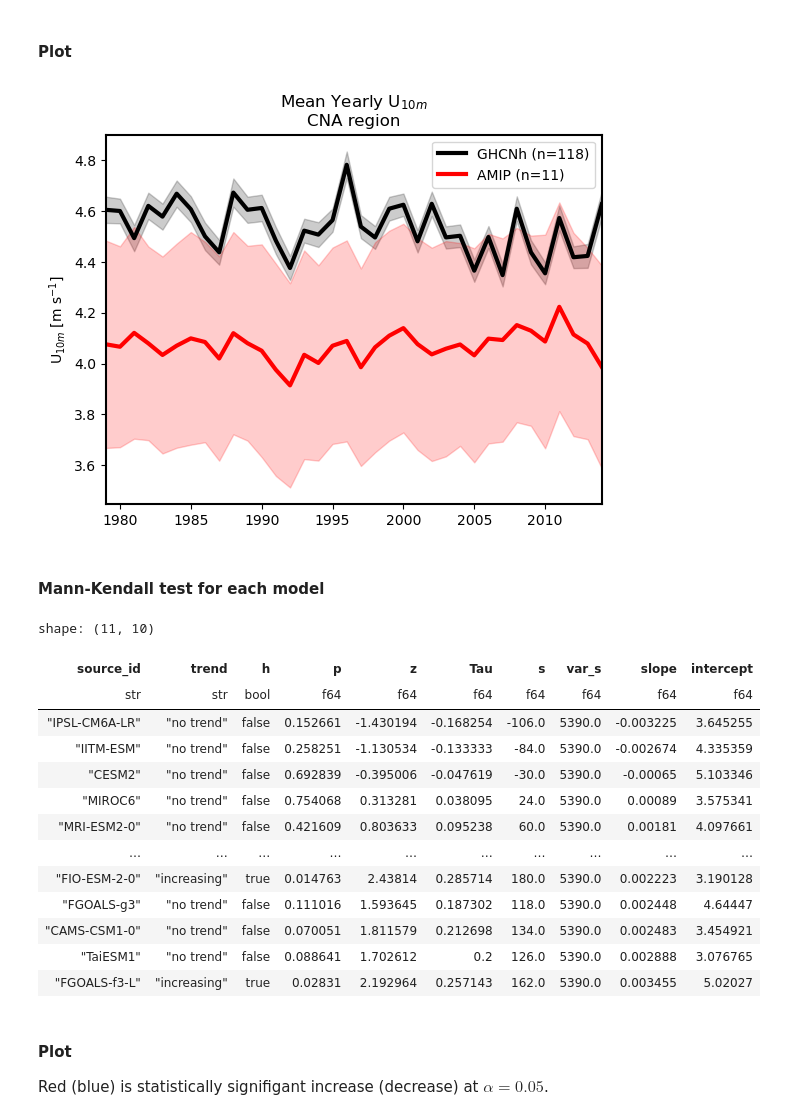
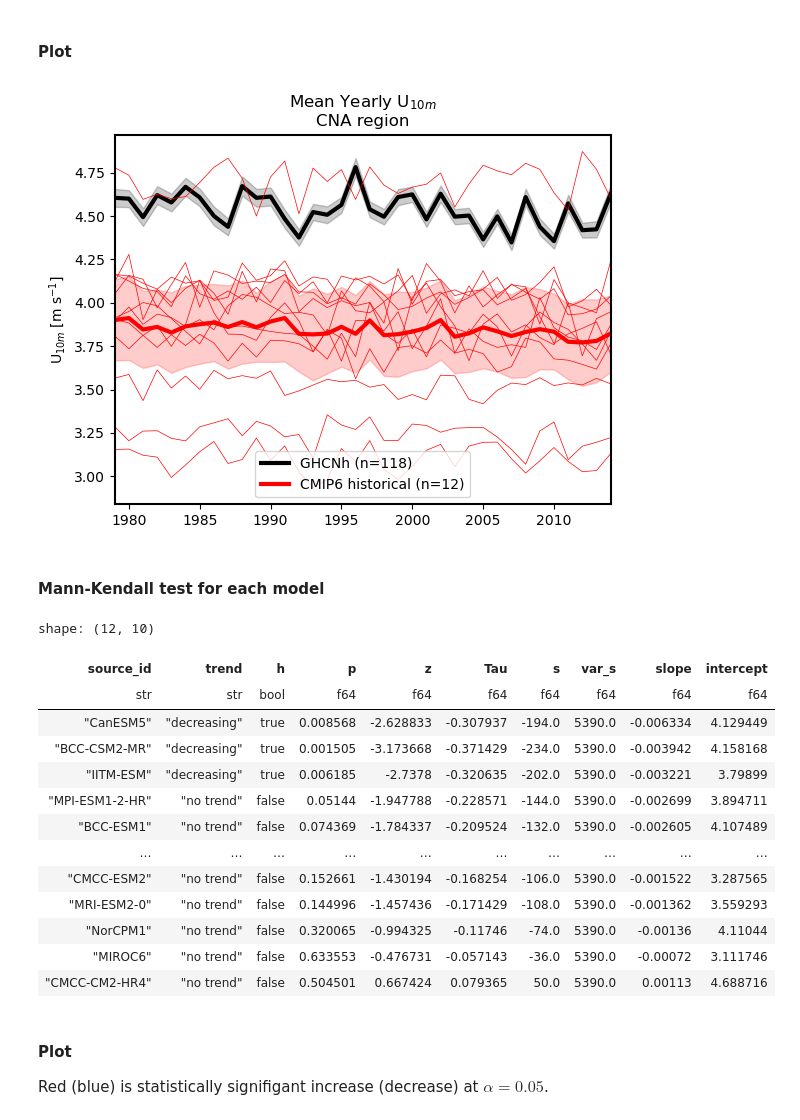
Before and after one commit to ivalencius/GPLLJ, a Jupyter notebook: src/GHCNh_cna.ipynb, the cells around one changed output. Cells and saved outputs as stored; diff of their text form; code cells hidden in the pictures.

Commit message:
added more CMIP6 historical

```diff
--- a/src/GHCNh_cna.ipynb
+++ b/src/GHCNh_cna.ipynb
@@ -768,27 +830,27 @@ Coordinates: (12/14)
 
 All with $\alpha=0.05$.
 # %%
-# AMIP only has data through 2014
-df_amip = yearly.filter(pl.col('time').dt.year() <= 2014)
-print(df_amip['time'].dt.year().unique())
+# CMIP6 historical only has data through 2014
+df_2014 = yearly.filter(pl.col('time').dt.year() <= 2014)
+print(df_2014['time'].dt.year().unique())
 
 # Station data (suffix `_s`)
-x = df_amip['time'].dt.year().to_numpy()
-y_s = df_amip['wind_mean'].to_numpy()
-yerr_s = df_amip['wind_stderr'].to_numpy()*1.96 # z-score for 95%
+x = df_2014['time'].dt.year().to_numpy()
+y_s = df_2014['wind_mean'].to_numpy()
+yerr_s = df_2014['wind_stderr'].to_numpy()*1.96 # z-score for 95%
 print('Station Data')
 result_s = mk.original_test(y_s, alpha=0.05)
 print(result_s)
 
-# AMIP data (suffix `_a`)
+# CMIP6 historical data (suffix `_a`)
 weights = np.cos(np.deg2rad(ds.y))
-spatial_avg = ds.sfcWind.weighted(weights).mean(['x', 'y']).resample(time='1YE').mean().sel(time=slice('1979', '2014'))
+spatial_avg = ds.sfcWind.weighted(weights).mean(['x', 'y']).resample(time='1YE').mean()
 all_mean = spatial_avg.mean('source_id')
 all_stderr = spatial_avg.std('source_id')/np.sqrt(len(ds.source_id))
 # x_a = all_mean.time.to_numpy()
 y_a = all_mean.to_numpy()
 yerr_a = all_stderr.to_numpy() * 1.96 # z for 95% C.I.
-print('\n\nAMIP Mean')
+print('\n\nCMIP6 historical Mean')
 result_a = mk.original_test(y_a, alpha=0.05)
 print(result_a)
 # %% [output]
@@ -836,35 +898,34 @@ Mann_Kendall_Test(
 # %%
 fig, ax = plt.subplots()
 # Plot station data
 ax.plot(x, y_s, color='k', linewidth=3, label=f'GHCNh (n={len(metadata_filtered)})')
 ax.fill_between(x, y_s-yerr_s, y_s+yerr_s, color='k', alpha=0.2)
-new_y_s = result_s.intercept + result_s.slope*np.arange(len(x)) # From Mann-Kendall test
+# new_y_s = result_s.intercept + result_s.slope*np.arange(len(x)) # From Mann-Kendall test
 #ax.plot(x, new_y_s, color='k', linestyle='dashed')
 
-# Plot AMIP
-ax.plot(x, y_a, color='r', linewidth=3, label=f'AMIP (n={len(ds.source_id)})')
+# Plot CMIP6 historical
+ax.plot(x, y_a, color='r', linewidth=3, label=f'CMIP6 historical (n={len(ds.source_id)})')
 ax.fill_between(x, y_a-yerr_a, y_a+yerr_a, color='r', alpha=0.2)
-new_y_a = result_a.intercept + result_a.slope*np.arange(len(x)) # From Mann-Kendall test
+# new_y_a = result_a.intercept + result_a.slope*np.arange(len(x)) # From Mann-Kendall test
 #ax.plot(x, new_y_a, color='r', linestyle='dashed')
 
 # Plot members
-# for source_id in ds.source_id.to_numpy():
-#     wind = spatial_avg.sel(source_id=source_id).to_numpy()
-#     ref_wind = wind - np.mean(wind) + np.mean(y_a)
-#     c = next(palette)
-#     ax.plot(x, ref_wind, color='r', linewidth=0.5)
+for source_id in ds.source_id.to_numpy():
+    wind = spatial_avg.sel(source_id=source_id).to_numpy()
+    # ref_wind = wind - np.mean(wind) + np.mean(y_a)
+    ax.plot(x, wind, color='r', linewidth=0.5)
 
 # Equation from yearly station_data
 ax.set_xlim(x[0], x[-1])
 ax.set_ylabel('U$_{10m}$ [m s$^{-1}$]')
 ax.set_title('Mean Yearly U$_{10m}$\nCNA region')
 ax.legend()
 for spine in ax.spines.values():
     spine.set_linewidth(1.5)
-plt.savefig(os.path.join(FIG_DIR, 'GHCNh_AMIP_cna_yearly.png'), dpi=300)
+plt.savefig(os.path.join(FIG_DIR, 'GHCNh_CMIP6historical_cna_yearly.png'), dpi=300)
 plt.show()
 # %% [output]
-[figure, old version]
+[figure, new version]
 # %% [markdown]
 #### Mann-Kendall test for each model
 # %%
@@ -896,22 +957,23 @@ for source_id in ds.source_id.to_numpy():
     results['intercept'].append(res.intercept)
 
 df_mk = pl.from_dict(results).sort('slope')
+df_mk.write_csv(os.path.join(DATA_DIR, 'mann-kendall-tests/CMIP6historical_day_yearly.csv'), float_precision=5)
 df_mk
 # %% [output]
-shape: (11, 10)
+shape: (12, 10)
 | source_id | trend | h | p | z | Tau | s | var_s | slope | intercept |
 | str | str | bool | f64 | f64 | f64 | f64 | f64 | f64 | f64 |
-| "IPSL-CM6A-LR" | "no trend" | false | 0.152661 | -1.430194 | -0.168254 | -106.0 | 5390.0 | -0.003225 | 3.645255 |
-| "IITM-ESM" | "no trend" | false | 0.258251 | -1.130534 | -0.133333 | -84.0 | 5390.0 | -0.002674 | 4.335359 |
-| "CESM2" | "no trend" | false | 0.692839 | -0.395006 | -0.047619 | -30.0 | 5390.0 | -0.00065 | 5.103346 |
-| "MIROC6" | "no trend" | false | 0.754068 | 0.313281 | 0.038095 | 24.0 | 5390.0 | 0.00089 | 3.575341 |
-| "MRI-ESM2-0" | "no trend" | false | 0.421609 | 0.803633 | 0.095238 | 60.0 | 5390.0 | 0.00181 | 4.097661 |
+| "CanESM5" | "decreasing" | true | 0.008568 | -2.628833 | -0.307937 | -194.0 | 5390.0 | -0.006334 | 4.129449 |
+| "BCC-CSM2-MR" | "decreasing" | true | 0.001505 | -3.173668 | -0.371429 | -234.0 | 5390.0 | -0.003942 | 4.158168 |
+| "IITM-ESM" | "decreasing" | true | 0.006185 | -2.7378 | -0.320635 | -202.0 | 5390.0 | -0.003221 | 3.79899 |
+| "MPI-ESM1-2-HR" | "no trend" | false | 0.05144 | -1.947788 | -0.228571 | -144.0 | 5390.0 | -0.002699 | 3.894711 |
+| "BCC-ESM1" | "no trend" | false | 0.074369 | -1.784337 | -0.209524 | -132.0 | 5390.0 | -0.002605 | 4.107489 |
 | … | … | … | … | … | … | … | … | … | … |
-| "FIO-ESM-2-0" | "increasing" | true | 0.014763 | 2.43814 | 0.285714 | 180.0 | 5390.0 | 0.002223 | 3.190128 |
-| "FGOALS-g3" | "no trend" | false | 0.111016 | 1.593645 | 0.187302 | 118.0 | 5390.0 | 0.002448 | 4.64447 |
-| "CAMS-CSM1-0" | "no trend" | false | 0.070051 | 1.811579 | 0.212698 | 134.0 | 5390.0 | 0.002483 | 3.454921 |
-| "TaiESM1" | "no trend" | false | 0.088641 | 1.702612 | 0.2 | 126.0 | 5390.0 | 0.002888 | 3.076765 |
-| "FGOALS-f3-L" | "increasing" | true | 0.02831 | 2.192964 | 0.257143 | 162.0 | 5390.0 | 0.003455 | 5.02027 |
+| "CMCC-ESM2" | "no trend" | false | 0.152661 | -1.430194 | -0.168254 | -106.0 | 5390.0 | -0.001522 | 3.287565 |
+| "MRI-ESM2-0" | "no trend" | false | 0.144996 | -1.457436 | -0.171429 | -108.0 | 5390.0 | -0.001362 | 3.559293 |
+| "NorCPM1" | "no trend" | false | 0.320065 | -0.994325 | -0.11746 | -74.0 | 5390.0 | -0.00136 | 4.11044 |
+| "MIROC6" | "no trend" | false | 0.633553 | -0.476731 | -0.057143 | -36.0 | 5390.0 | -0.00072 | 3.111746 |
+| "CMCC-CM2-HR4" | "no trend" | false | 0.504501 | 0.667424 | 0.079365 | 50.0 | 5390.0 | 0.00113 | 4.688716 |
 # %% [markdown]
 #### Plot
 
```
Also changed, not shown: parts of 35 cells of this notebook, 9 other files.
